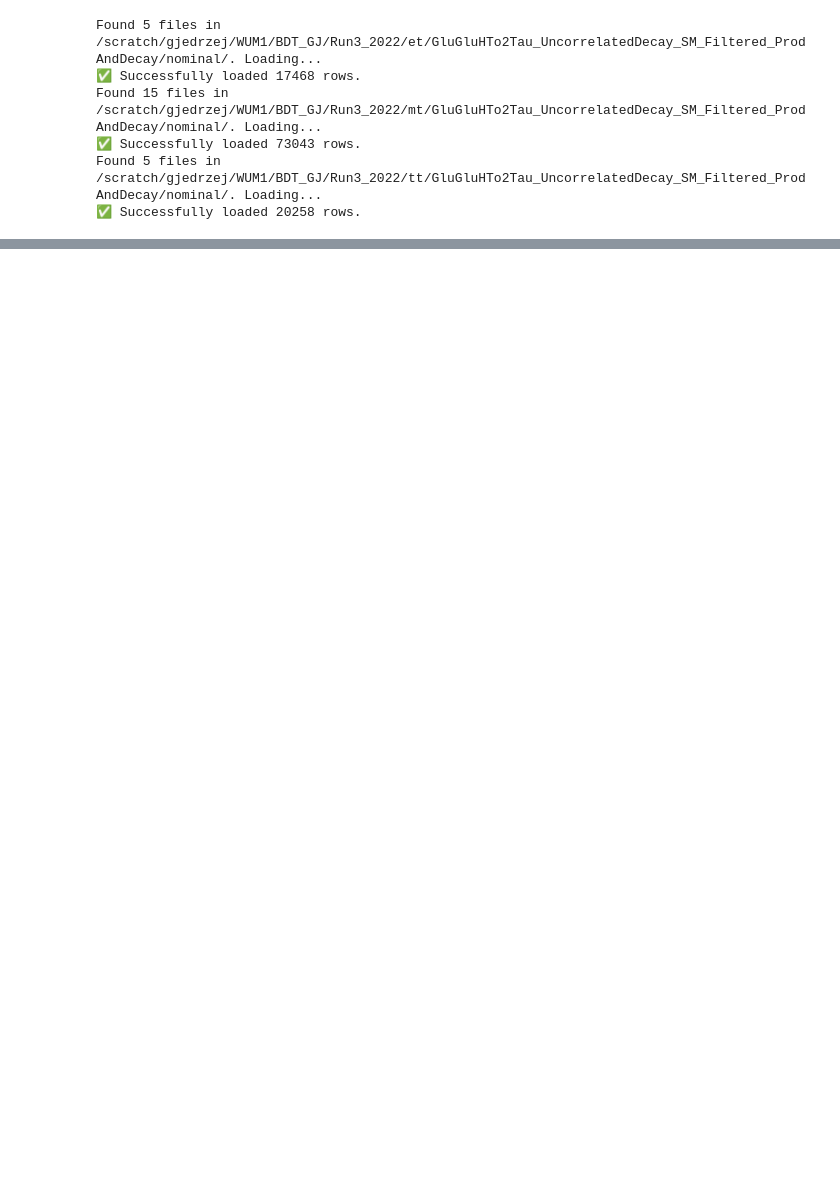
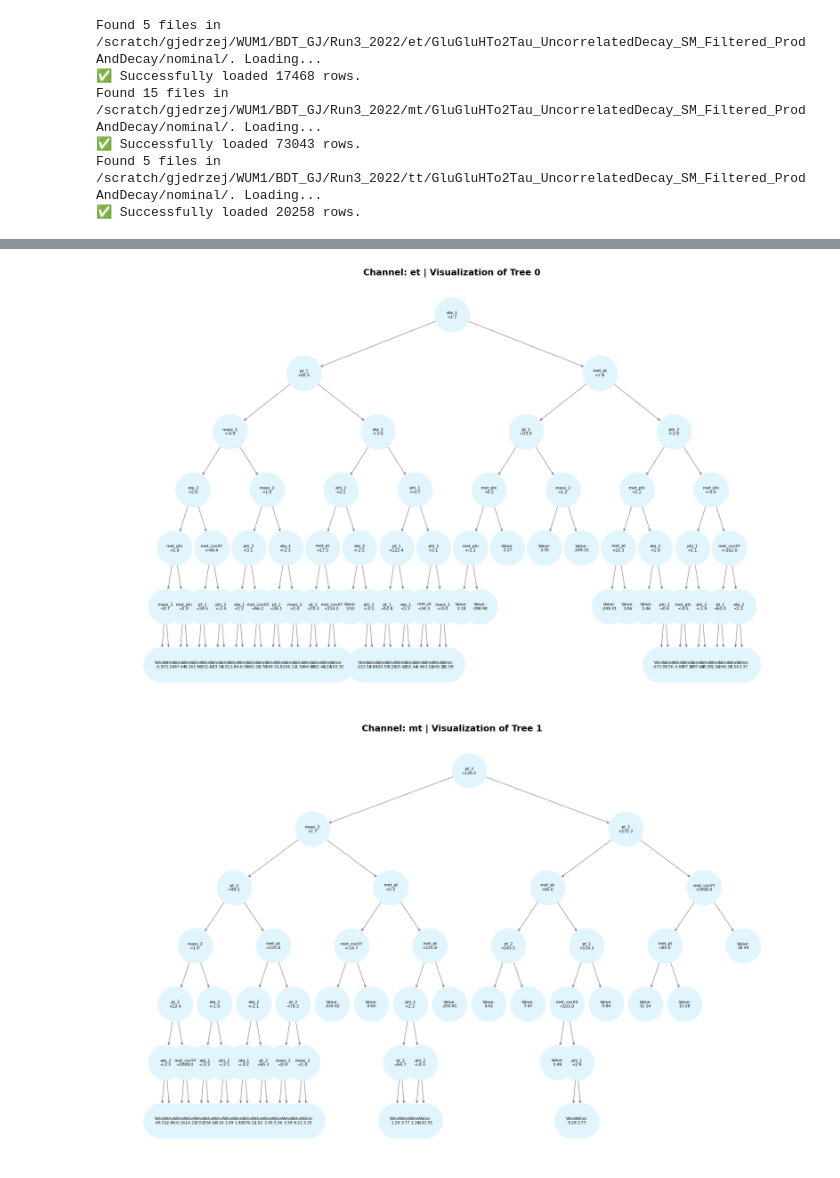
Before and after one commit to PasiekaFUW/Masters_Thesis, a Jupyter notebook: WUM1/BDT_GJ/GJProject.ipynb, the cells around one changed output, grey strips where cells are left out. Saved outputs shown, nothing was run; the diff lists cells and outputs as text; code cells hidden in the pictures; blank space fills up the shorter version.

```diff
--- a/WUM1/BDT_GJ/GJProject.ipynb
+++ b/WUM1/BDT_GJ/GJProject.ipynb
@@ -60,0 +214,7 @@ df_et_filtered.head()
+# %%
+plotter.plot_clean_tree(model_et, tree_idx=0)
+plotter.plot_clean_tree(model_mt, tree_idx=1)
+plotter.plot_clean_tree(model_tt, tree_idx=2)
+# %% [output]
+[figure, added]
+[figure, added]
```
Also changed, not shown: parts of 10 cells of this notebook, 4 other files.
